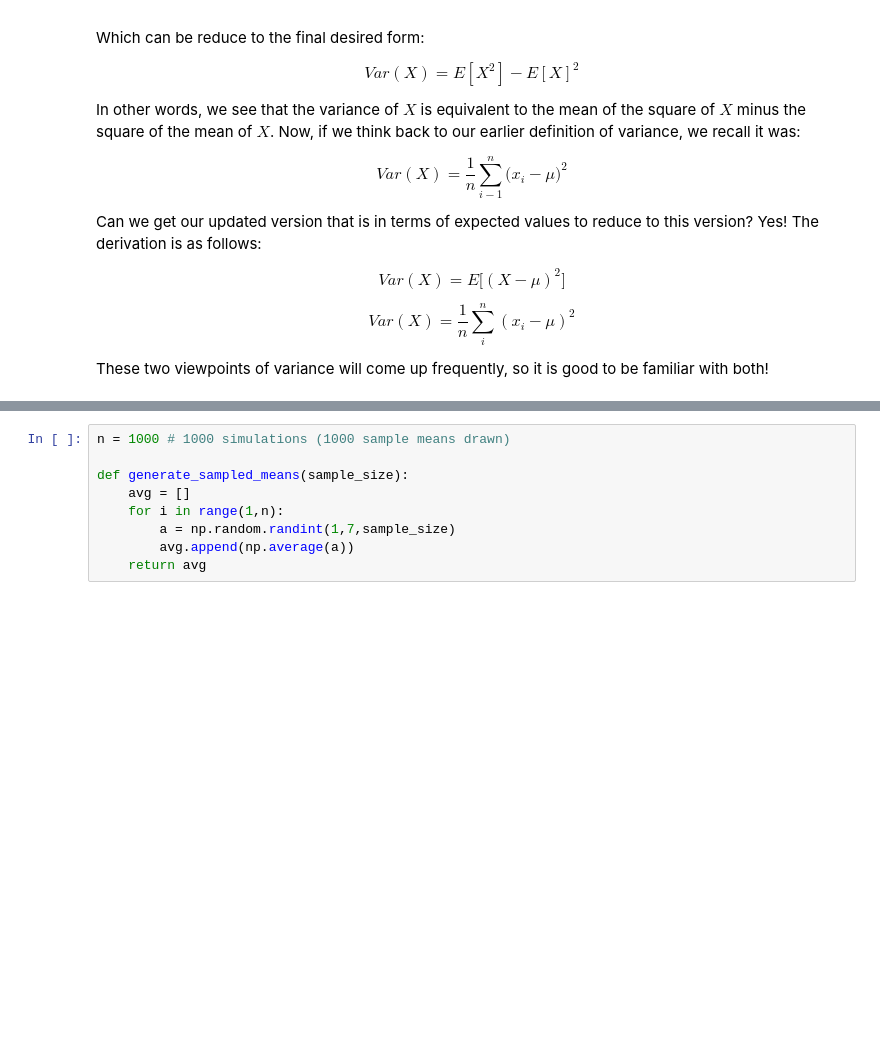
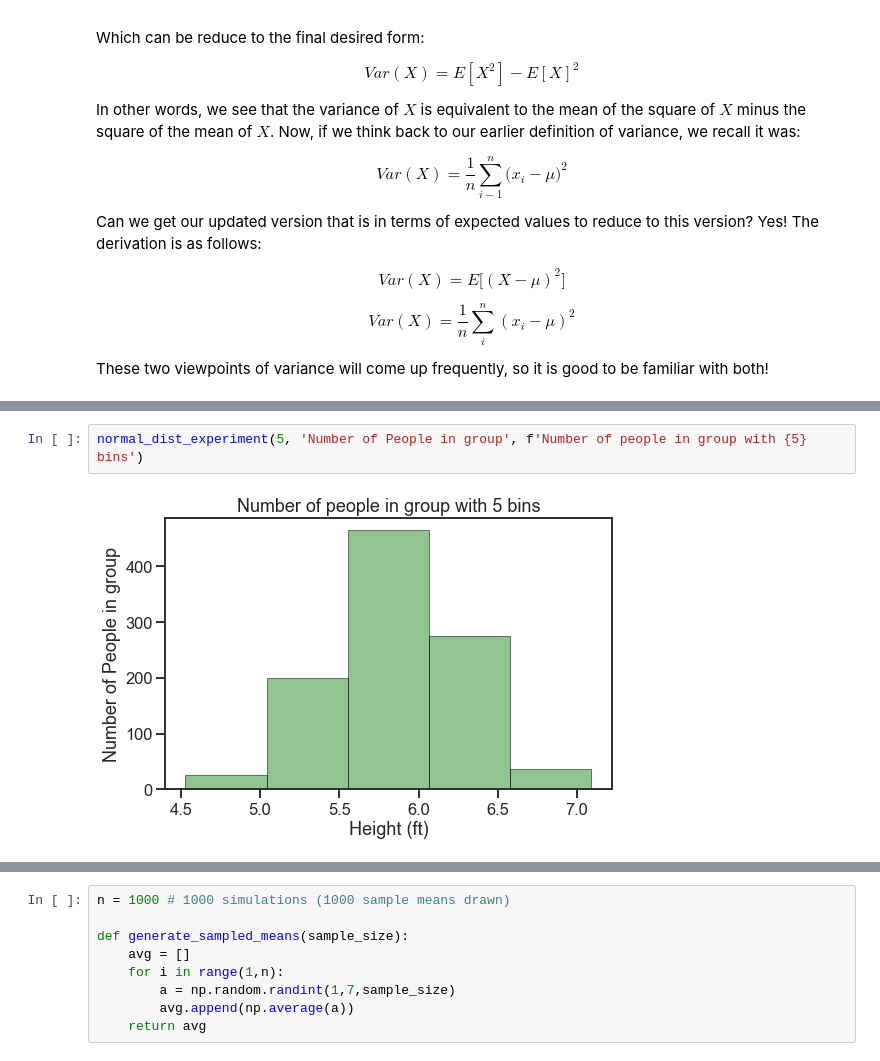
Before and after one commit to NathanielDake/intuitiveml, a Jupyter notebook: Mathematics/04-Statistics-01-Introduction.ipynb, the cells around one changed output, grey strips where cells are left out. Cells and saved outputs as stored; diff of their text form; blank space fills up the shorter version.

```diff
--- a/Mathematics/04-Statistics-01-Introduction.ipynb
+++ b/Mathematics/04-Statistics-01-Introduction.ipynb
@@ -415,0 +484,4 @@ sns.set_style("ticks")
+# %%
+normal_dist_experiment(5, 'Number of People in group', f'Number of people in group with {5} bins')
+# %% [output]
+[figure, added]
```
Also changed, not shown: parts of 30 cells of this notebook, 3 other files.
